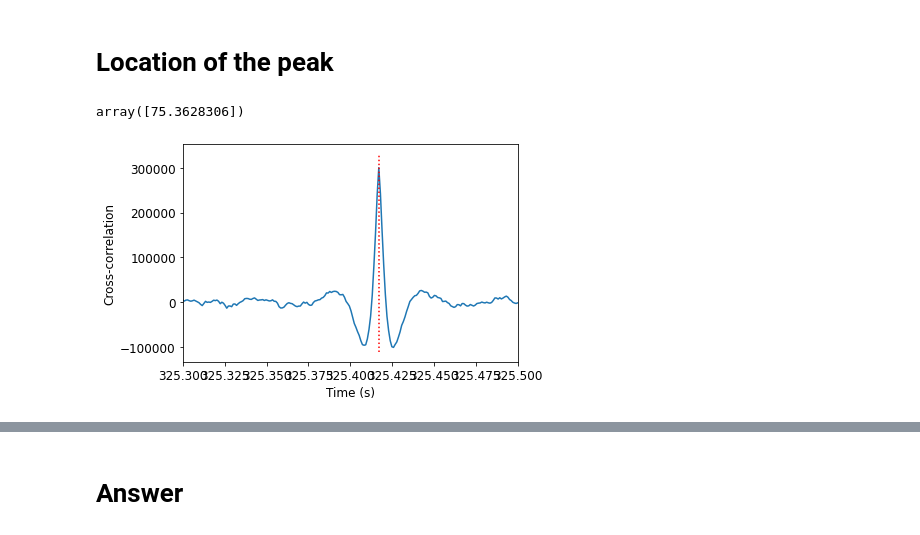
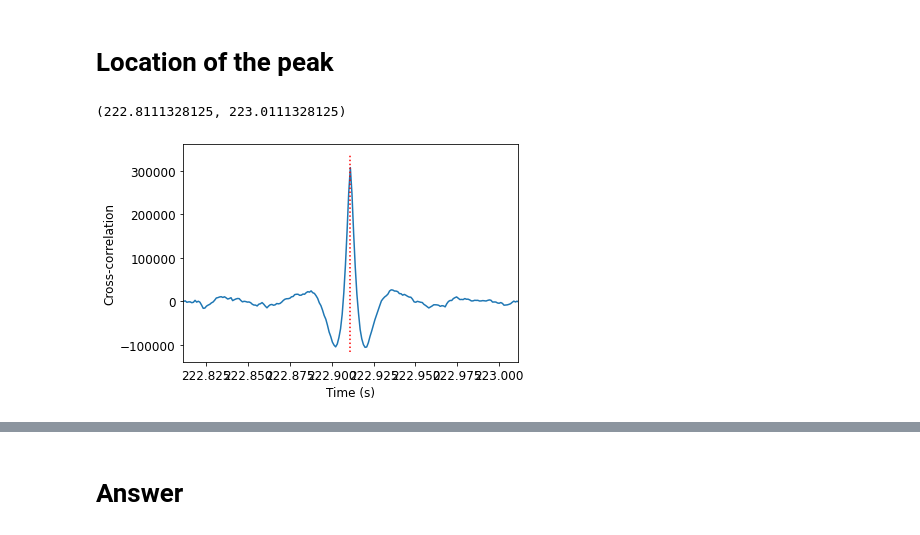
Before and after one commit to SYLau/odw-2022, a Jupyter notebook: Tutorials/Day_2/Tuto_2.1_Matched_filtering_introduction.ipynb, the cells around one changed output, grey strips where cells are left out. Saved outputs shown, nothing was run; the diff lists cells and outputs as text; code cells hidden in the pictures.

```diff
--- a/Tutorials/Day_2/Tuto_2.1_Matched_filtering_introduction.ipynb
+++ b/Tutorials/Day_2/Tuto_2.1_Matched_filtering_introduction.ipynb
@@ -256,15 +256,16 @@ cross_correlation.data.std = 3986.6112220671157
 # %%
 pylab.figure()
 times = numpy.arange(len(datan) - len(hp1n)) / float(sample_rate)
 pylab.plot(times, cross_correlation)
 pylab.plot([waveform_start/float(sample_rate), waveform_start/float(sample_rate)],
            [(min(cross_correlation))*1.1,(max(cross_correlation))*1.1],'r:')
-pylab.xlim([325.3, 325.5])
 pylab.xlabel('Time (s)')
-pylab.ylabel('Cross-correlation)
+pylab.ylabel('Cross-correlation')
+pos=numpy.argmax(numpy.abs(cross_correlation))
+pylab.xlim([times[pos]-0.1, times[pos]+0.1])
 # %% [output]
-array([75.3628306])
+(222.8111328125, 223.0111328125)
-[figure, old version]
+[figure, new version]
 # %%
 maxpos=numpy.where(numpy.abs(cross_correlation) == numpy.max(numpy.abs(cross_correlation)))
 t_cc=times[maxpos]
```
Also changed, not shown: parts of 13 cells of this notebook, 2 other files.
